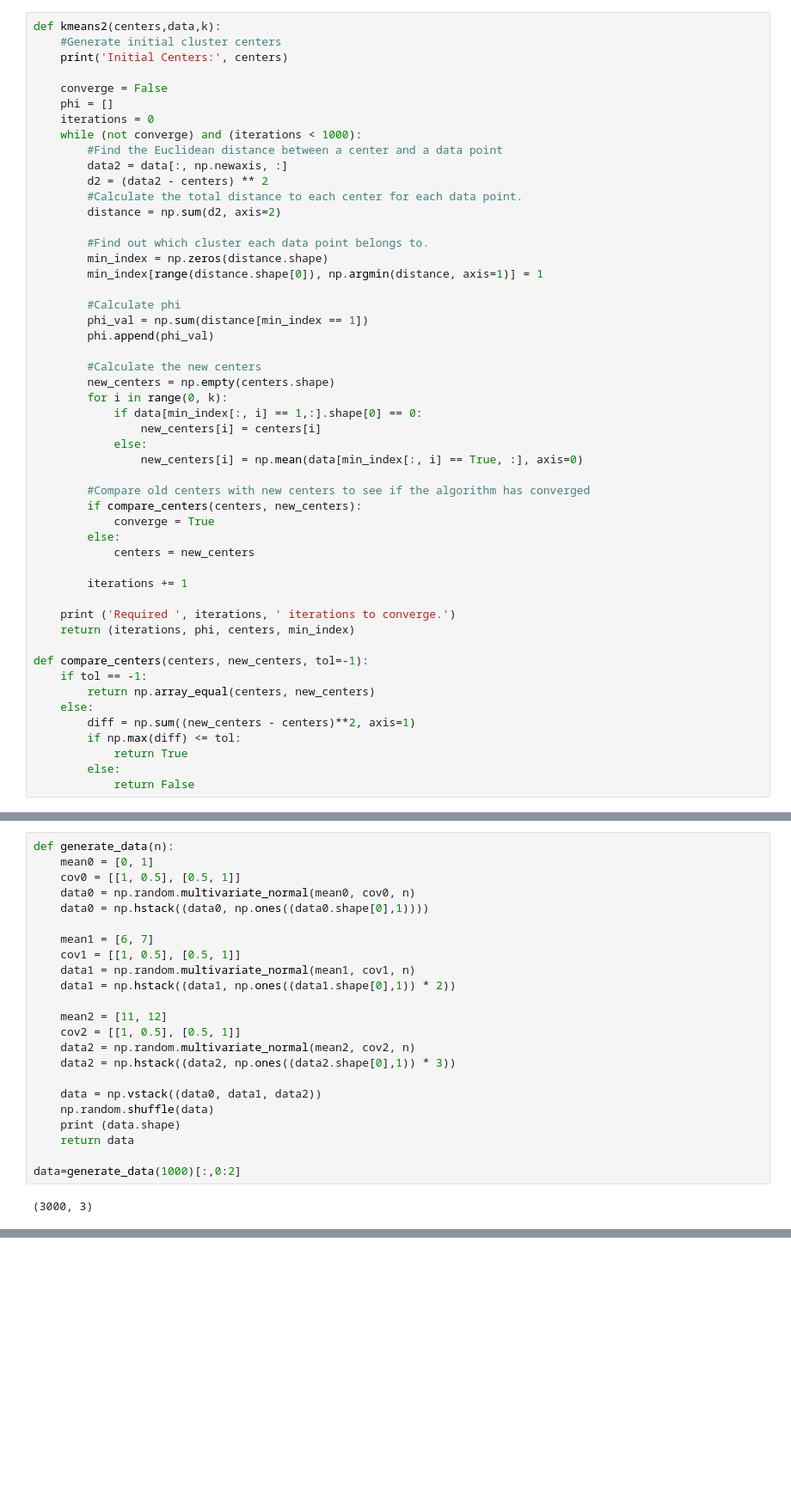
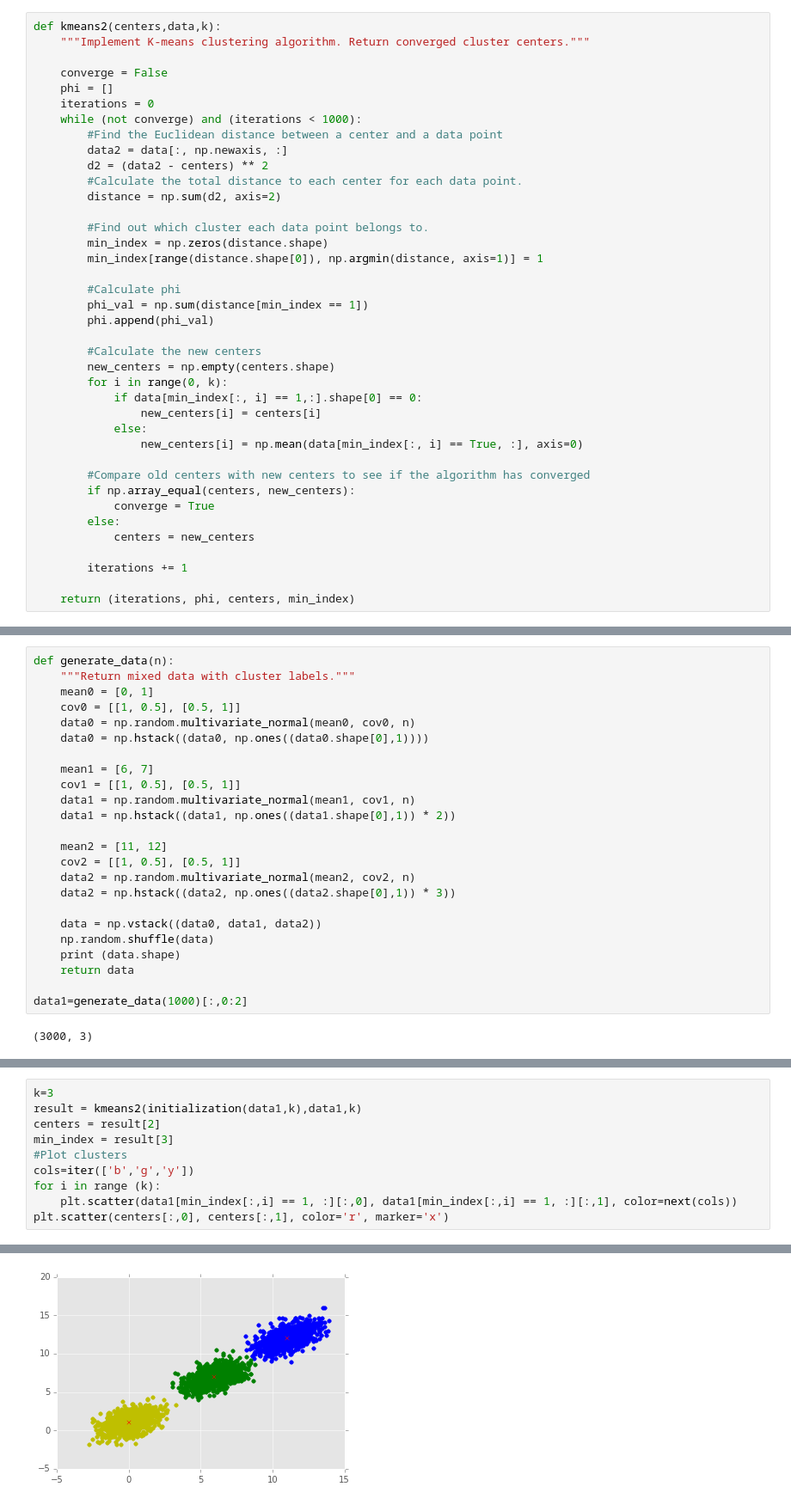
Before and after one commit to aprilmu/663FinalProject, a Jupyter notebook: Final Project.ipynb, the cells around one changed output, grey strips where cells are left out. Shown at 86% size. Cells and saved outputs as stored; diff of their text form; blank space fills up the shorter version.

```diff
--- a/Final Project.ipynb
+++ b/Final Project.ipynb
@@ -99,8 +84,7 @@ kmeans1(initialization(data,3),data,3)
 ### K-means Algorithm (Vectorized)
 # %%
 def kmeans2(centers,data,k):
-    #Generate initial cluster centers
-    print('Initial Centers:', centers)
+    """Implement K-means clustering algorithm. Return converged cluster centers."""
 
     converge = False
     phi = []
@@ -129,22 +113,11 @@ def kmeans2(centers,data,k):
                 new_centers[i] = np.mean(data[min_index[:, i] == True, :], axis=0)
 
         #Compare old centers with new centers to see if the algorithm has converged
-        if compare_centers(centers, new_centers):
+        if np.array_equal(centers, new_centers):
             converge = True
         else:
             centers = new_centers
 
         iterations += 1
 
-    print ('Required ', iterations, ' iterations to converge.')
     return (iterations, phi, centers, min_index)
-
-def compare_centers(centers, new_centers, tol=-1):
-    if tol == -1:
-        return np.array_equal(centers, new_centers)
-    else:
-        diff = np.sum((new_centers - centers)**2, axis=1)
-        if np.max(diff) <= tol:
-            return True
-        else:
-            return False
@@ -294,5 +221,6 @@ array([[ -0.0519,   0.6571],
 # %%
 def generate_data(n):
+    """Return mixed data with cluster labels."""
     mean0 = [0, 1]
     cov0 = [[1, 0.5], [0.5, 1]]
     data0 = np.random.multivariate_normal(mean0, cov0, n)
@@ -313,6 +241,6 @@ def generate_data(n):
     print (data.shape)
     return data
 
-data=generate_data(1000)[:,0:2]
+data1=generate_data(1000)[:,0:2]
 # %% [output]
 (3000, 3)
@@ -364,0 +318,11 @@ elapsed
+# %%
+k=3
+result = kmeans2(initialization(data1,k),data1,k)
+centers = result[2]
+min_index = result[3]
+#Plot clusters
+cols=iter(['b','g','y'])
+for i in range (k):
+    plt.scatter(data1[min_index[:,i] == 1, :][:,0], data1[min_index[:,i] == 1, :][:,1], color=next(cols))
+plt.scatter(centers[:,0], centers[:,1], color='r', marker='x')
+# %% [output]
@@ -364,0 +334 @@ elapsed
+[figure, added]
```
Also changed, not shown: parts of 37 cells of this notebook.
